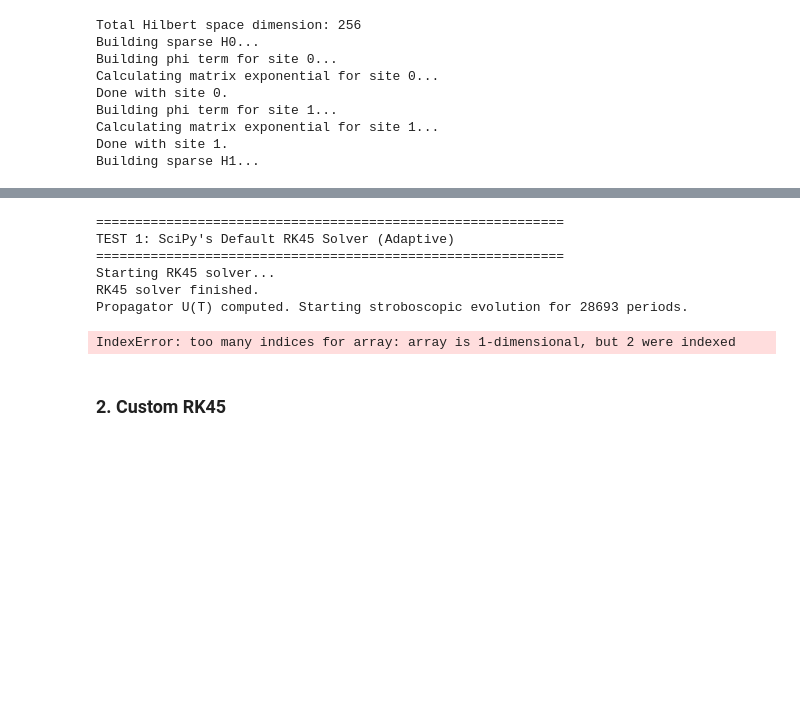
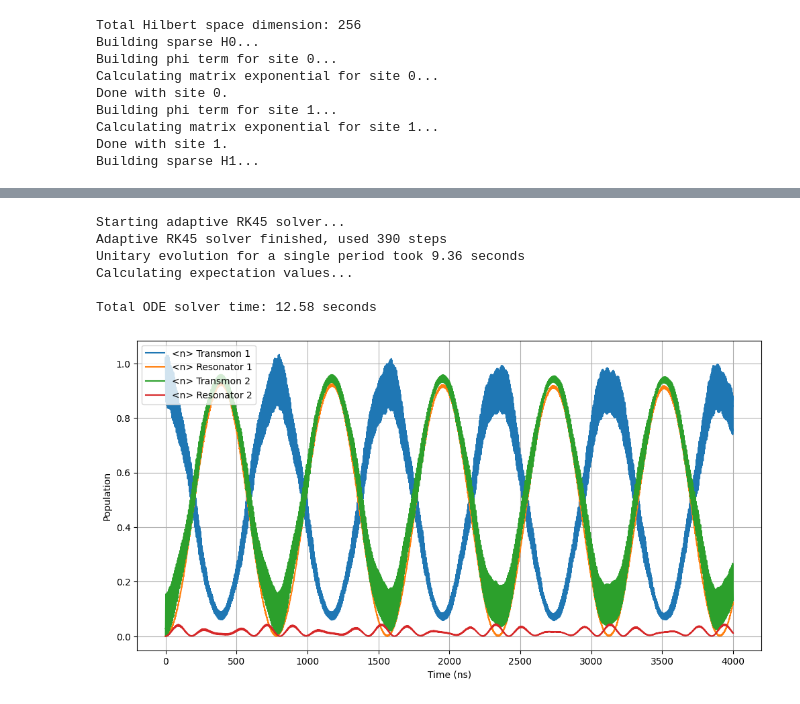
Before and after one commit to GonReina/QLearn, a Jupyter notebook: ODEs/solver_battle.ipynb, the cells around one changed output, grey strips where cells are left out. Saved outputs shown, nothing was run; the diff lists cells and outputs as text; code cells hidden in the pictures; blank space fills up the shorter version.

```diff
--- a/ODEs/solver_battle.ipynb
+++ b/ODEs/solver_battle.ipynb
@@ -369,6 +604,8 @@ Drive period: 0.1394 ns
 # %%
+# Choose absolute and relative tolerance
+rtol= 1e-7
+atol=1e-9
 
-# --- Prepare for ODE Solver (to find U) ---
 # Initial state is the flattened identity matrix
 I_flat = sparse_eye(D_total, D_total, dtype=np.complex128, format='csc').toarray().flatten(order='F')
 y0_real = np.concatenate([I_flat.real, I_flat.imag])
@@ -382,92 +619,57 @@ fun_wrapped = lambda t, y: propagator_ode_real(t, y, *ode_args)
 # Dictionary to store results
 solver_results = {}
 
-# ============================================
-# Test 1: SciPy's RK45
-# ============================================
-print("\n" + "="*60)
-print("TEST 1: SciPy's Default RK45 Solver (Adaptive)")
-print("="*60)
-
 start_time = time.time()
-print(f"Starting RK45 solver...")
-sol_U_rk45 = RK45(
+print(f"Starting adaptive RK45 solver...")
+sol_U_rk45 = solve_ivp(
     fun_wrapped,
-    t0 = 0,
+    t_span = (0,period),
     y0=y0_real,
-    t_bound = period,
+    method='RK45',
+    t_eval = None,
     first_step=None,
-    max_step = U_dt,
+    max_step = 0.02,
     rtol=rtol,
     atol=atol,
-    vectorised=True,
+    vectorized=True,
 )
 rk45_time = time.time() - start_time
-# diffs = np.diff(sol_U_rk45.t, axis=0)
-# diff_config = np.diff(tlist_one_period, axis=0)
-# print(dir(sol_U_rk45.sol))
-# print(f"step size: {sol_U_rk45.step_size:.6f}")
-# print(U_dt)
-# print(len(sol_U_rk45.t))
-print(f"RK45 solver finished.")
-# print(f"Time taken: {rk45_time:.4f} seconds")
-# print(f"Number of steps: {len(sol_U_rk45.t)}")
-# print(f"step size: {U_dt:.6f} ns")
-print(f"Propagator U(T) computed. Starting stroboscopic evolution for {tUsteps} periods.")
+print(f"Adaptive RK45 solver finished, used {len(sol_U_rk45.t)} steps")
+print(f"Unitary evolution for a single period took {rk45_time:.2f} seconds")
 
 # Reconstruct U from custom RK45
 y_final_rk45 = sol_U_rk45.y[:, -1]
+# y_final_rk45 = sol_U_rk45.y
 U_flat_rk45 = y_final_rk45[:D_sq] + 1j * y_final_rk45[D_sq:]
 U_rk45 = U_flat_rk45.reshape((D_total, D_total), order='F')
 solver_results['RK45'] = {'time': rk45_time, 'U': U_rk45, 'steps': len(sol_U_rk45.t)}
 
 # --- Process Results (Iterative Evolution) ---
 print("Calculating expectation values...")
 njt = np.zeros((len(tlist), 2 * N))
 psi_t = psi0_vec # Start with the initial state vector
 
 for i, t in enumerate(tlist):
     # Measure expectation values
     for j in range(2 * N):
         op_j = number_ops[j]
         # <psi|O|psi> = (psi_conj.T) @ O @ psi
         exp_val = np.conj(psi_t) @ (op_j @ psi_t)
         njt[i, j] = exp_val.real
 
     # Evolve state for the next step
     psi_t = U_rk45 @ psi_t
 
 total_time = time.time() - start_time
 print(f"\nTotal ODE solver time: {total_time:.2f} seconds")
 
-
-# --- Create Plot ---
-fig, ax = plt.subplots(figsize=(12, 6))
-
-for i in range(njt.shape[1]):
-    if i % 2 == 0:  # Transmon site
-        label_base = f'Transmon_{i//2 + 1}'
-        plot_label = f'<n> Transmon {i//2 + 1}'
-    else:  # Resonator site
-        label_base = f'Resonator_{i//2 + 1}'
-        plot_label = f'<n> Resonator {i//2 + 1}'
-
-    expect_values = njt[:,i]
-    ax.plot(tlist, expect_values, label=plot_label)
-
-# --- Configure and Show Plot ---
-ax.set_xlabel("Time (ns)")
-ax.set_ylabel("Population")
-ax.legend(loc='upper left')
-ax.grid(True)
-plt.show()
+# Show results
+plot_sim(njt, tlist)
 # %% [output]
-============================================================
-TEST 1: SciPy's Default RK45 Solver (Adaptive)
-============================================================
-Starting RK45 solver...
-RK45 solver finished.
-Propagator U(T) computed. Starting stroboscopic evolution for 28693 periods.
+Starting adaptive RK45 solver...
+Adaptive RK45 solver finished, used 390 steps
+Unitary evolution for a single period took 9.36 seconds
+Calculating expectation values...
+
+Total ODE solver time: 12.58 seconds
-IndexError: too many indices for array: array is 1-dimensional, but 2 were indexed
+[figure, added]
-# %% [markdown]
-### 2. Custom RK45
```
Also changed, not shown: parts of 15 cells of this notebook, 3 other files.
